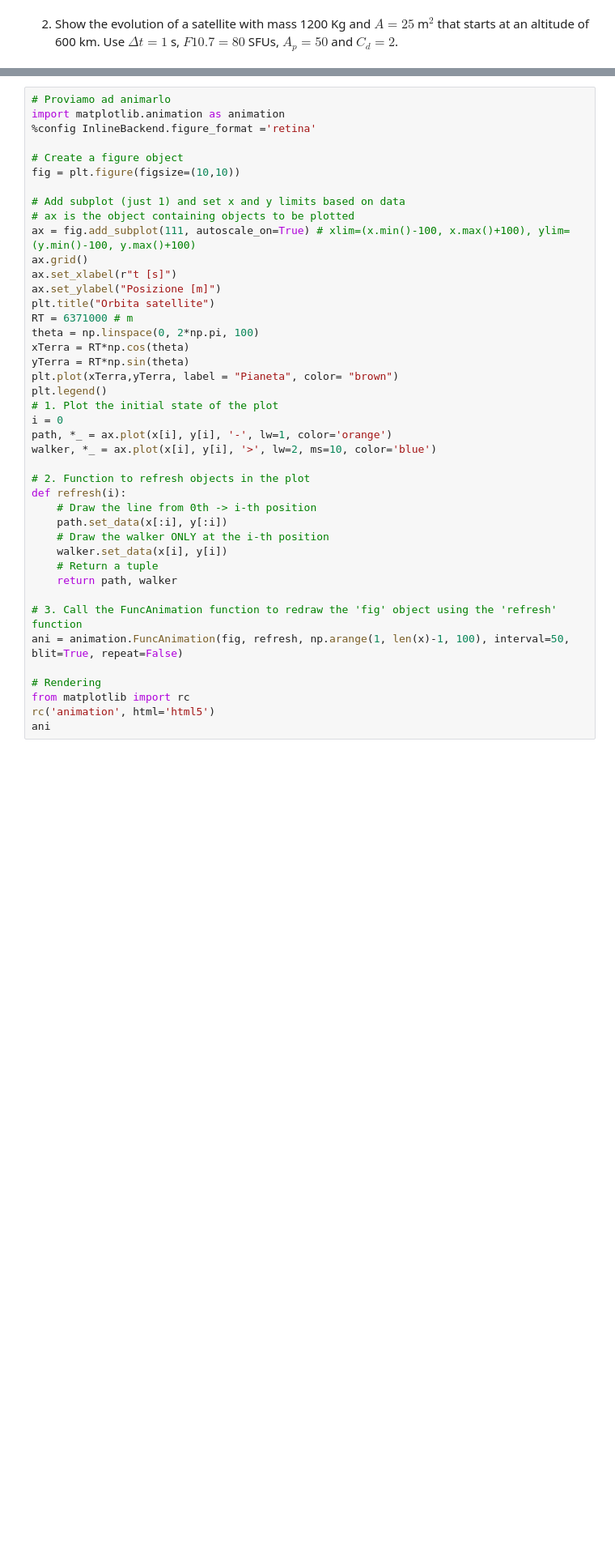
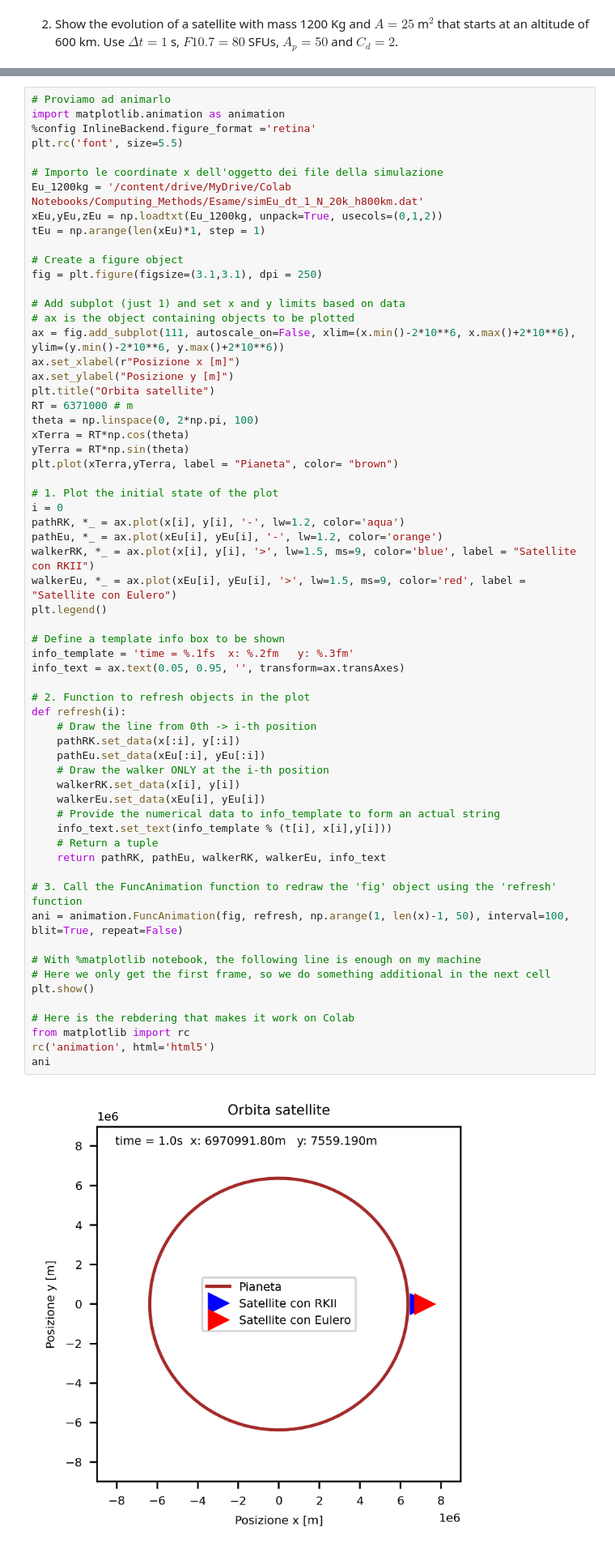
Before and after one commit to amifra8uni/LabCMP, a Jupyter notebook: Esame_28_gennaio.ipynb, the cells around one changed output, grey strips where cells are left out. Shown at 81% size. Cells and saved outputs as stored; diff of their text form; blank space fills up the shorter version.

```diff
--- a/Esame_28_gennaio.ipynb
+++ b/Esame_28_gennaio.ipynb
@@ -127,44 +204,65 @@ plt.legend()
 # %%
 # Proviamo ad animarlo
 import matplotlib.animation as animation
 %config InlineBackend.figure_format ='retina'
+plt.rc('font', size=5.5)
+
+# Importo le coordinate x dell'oggetto dei file della simulazione
+Eu_1200kg = '/content/drive/MyDrive/Colab Notebooks/Computing_Methods/Esame/simEu_dt_1_N_20k_h800km.dat'
+xEu,yEu,zEu = np.loadtxt(Eu_1200kg, unpack=True, usecols=(0,1,2))
+tEu = np.arange(len(xEu)*1, step = 1)
 
 # Create a figure object
-fig = plt.figure(figsize=(10,10))
+fig = plt.figure(figsize=(3.1,3.1), dpi = 250)
 
 # Add subplot (just 1) and set x and y limits based on data
 # ax is the object containing objects to be plotted
-ax = fig.add_subplot(111, autoscale_on=True) # xlim=(x.min()-100, x.max()+100), ylim=(y.min()-100, y.max()+100)
-ax.grid()
-ax.set_xlabel(r"t [s]")
-ax.set_ylabel("Posizione [m]")
+ax = fig.add_subplot(111, autoscale_on=False, xlim=(x.min()-2*10**6, x.max()+2*10**6), ylim=(y.min()-2*10**6, y.max()+2*10**6))
+ax.set_xlabel(r"Posizione x [m]")
+ax.set_ylabel("Posizione y [m]")
 plt.title("Orbita satellite")
 RT = 6371000 # m
 theta = np.linspace(0, 2*np.pi, 100)
 xTerra = RT*np.cos(theta)
 yTerra = RT*np.sin(theta)
 plt.plot(xTerra,yTerra, label = "Pianeta", color= "brown")
-plt.legend()
+
 # 1. Plot the initial state of the plot
 i = 0
-path, *_ = ax.plot(x[i], y[i], '-', lw=1, color='orange')
-walker, *_ = ax.plot(x[i], y[i], '>', lw=2, ms=10, color='blue')
+pathRK, *_ = ax.plot(x[i], y[i], '-', lw=1.2, color='aqua')
+pathEu, *_ = ax.plot(xEu[i], yEu[i], '-', lw=1.2, color='orange')
+walkerRK, *_ = ax.plot(x[i], y[i], '>', lw=1.5, ms=9, color='blue', label = "Satellite con RKII")
+walkerEu, *_ = ax.plot(xEu[i], yEu[i], '>', lw=1.5, ms=9, color='red', label = "Satellite con Eulero")
+plt.legend()
+
+# Define a template info box to be shown
+info_template = 'time = %.1fs  x: %.2fm   y: %.3fm'
+info_text = ax.text(0.05, 0.95, '', transform=ax.transAxes)
 
 # 2. Function to refresh objects in the plot
 def refresh(i):
     # Draw the line from 0th -> i-th position
-    path.set_data(x[:i], y[:i])
+    pathRK.set_data(x[:i], y[:i])
+    pathEu.set_data(xEu[:i], yEu[:i])
     # Draw the walker ONLY at the i-th position
-    walker.set_data(x[i], y[i])
+    walkerRK.set_data(x[i], y[i])
+    walkerEu.set_data(xEu[i], yEu[i])
+    # Provide the numerical data to info_template to form an actual string
+    info_text.set_text(info_template % (t[i], x[i],y[i]))
     # Return a tuple
-    return path, walker
+    return pathRK, pathEu, walkerRK, walkerEu, info_text
 
 # 3. Call the FuncAnimation function to redraw the 'fig' object using the 'refresh' function
-ani = animation.FuncAnimation(fig, refresh, np.arange(1, len(x)-1, 100), interval=50, blit=True, repeat=False)
+ani = animation.FuncAnimation(fig, refresh, np.arange(1, len(x)-1, 50), interval=100, blit=True, repeat=False)
 
-# Rendering
+# With %matplotlib notebook, the following line is enough on my machine
+# Here we only get the first frame, so we do something additional in the next cell
+plt.show()
+
+# Here is the rebdering that makes it work on Colab
 from matplotlib import rc
 rc('animation', html='html5')
 ani
 # %% [output]
+[figure, new version]
 <matplotlib.animation.FuncAnimation at 0x...>
```
Also changed, not shown: parts of 10 cells of this notebook.
